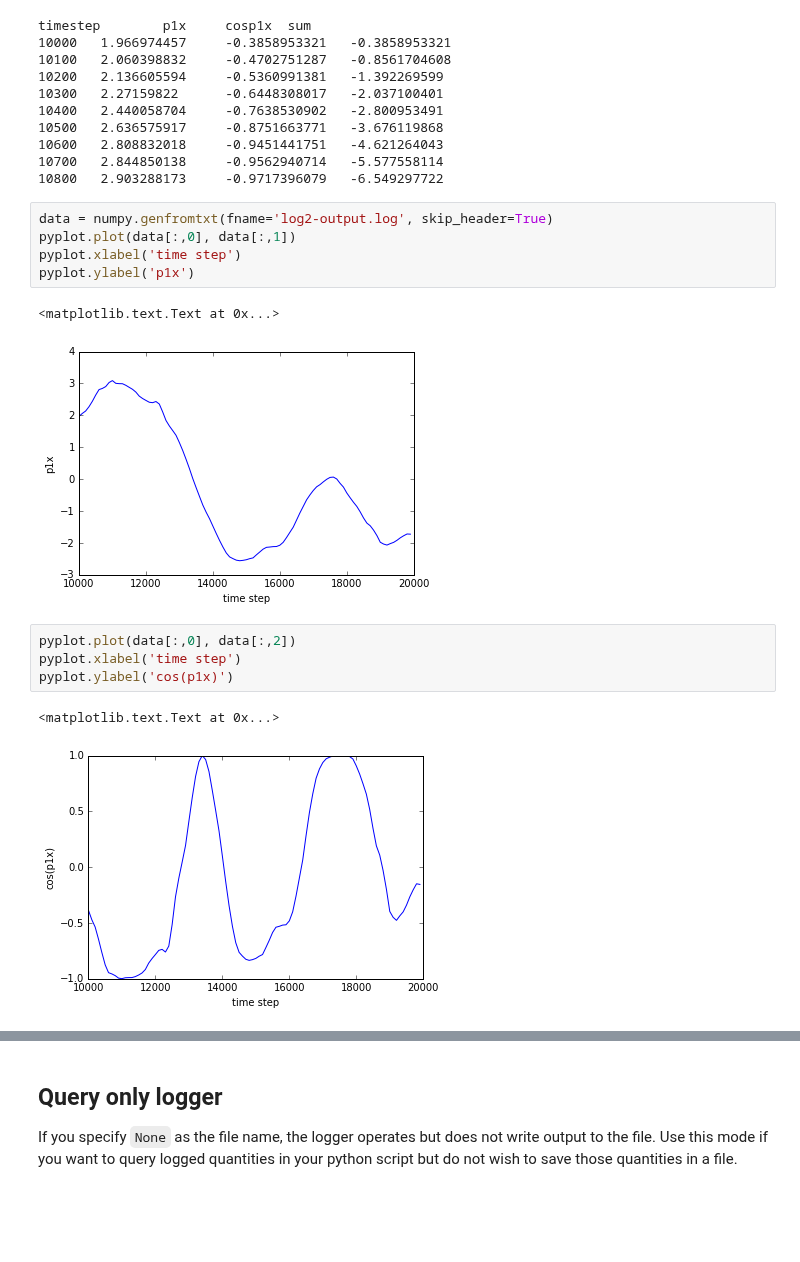
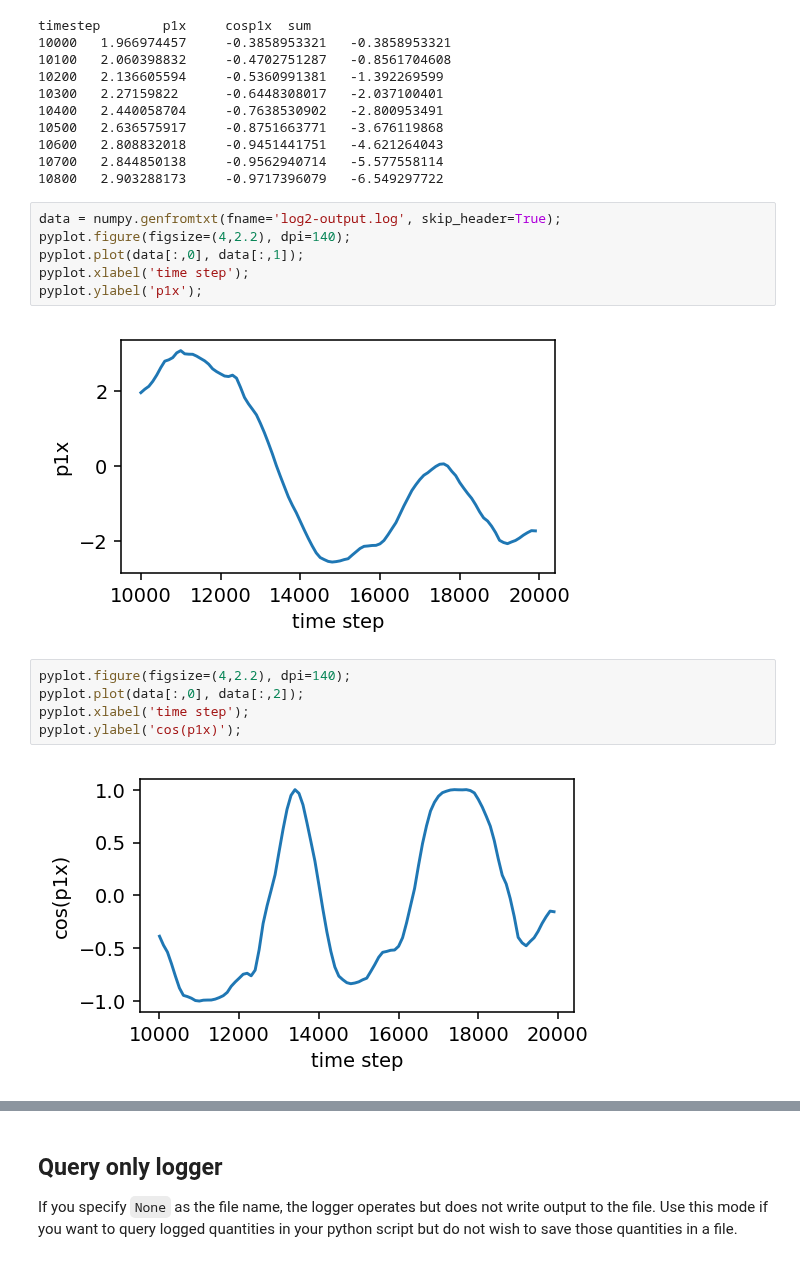
Before and after one commit to glotzerlab/hoomd-examples, a Jupyter notebook: Output - Log quantities to a file.ipynb, the cells around one changed output, grey strips where cells are left out. Drawn from its saved outputs; the diff is of its cells as text; blank space fills up the shorter version.

```diff
--- a/Output - Log quantities to a file.ipynb
+++ b/Output - Log quantities to a file.ipynb
@@ -148,18 +152,18 @@ timestep        p1x     cosp1x  sum
 10700   2.844850138     -0.9562940714   -5.577558114
 10800   2.903288173     -0.9717396079   -6.549297722
 # %%
-data = numpy.genfromtxt(fname='log2-output.log', skip_header=True)
-pyplot.plot(data[:,0], data[:,1])
-pyplot.xlabel('time step')
-pyplot.ylabel('p1x')
+data = numpy.genfromtxt(fname='log2-output.log', skip_header=True);
+pyplot.figure(figsize=(4,2.2), dpi=140);
+pyplot.plot(data[:,0], data[:,1]);
+pyplot.xlabel('time step');
+pyplot.ylabel('p1x');
 # %% [output]
-<matplotlib.text.Text at 0x...>
-[figure, old version]
+[figure, new version]
 # %%
-pyplot.plot(data[:,0], data[:,2])
-pyplot.xlabel('time step')
-pyplot.ylabel('cos(p1x)')
+pyplot.figure(figsize=(4,2.2), dpi=140);
+pyplot.plot(data[:,0], data[:,2]);
+pyplot.xlabel('time step');
+pyplot.ylabel('cos(p1x)');
 # %% [output]
-<matplotlib.text.Text at 0x...>
-[figure, old version]
+[figure, new version]
 # %%
```
Also changed, not shown: parts of 19 cells of this notebook, 30 other files.
